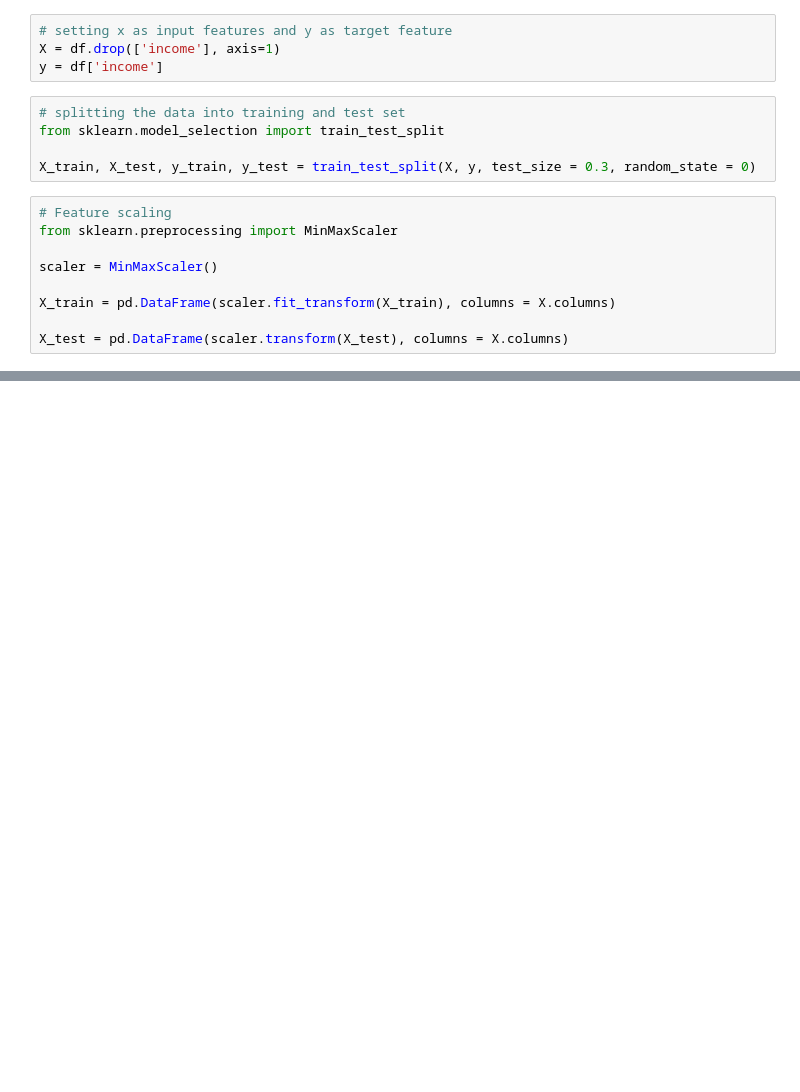
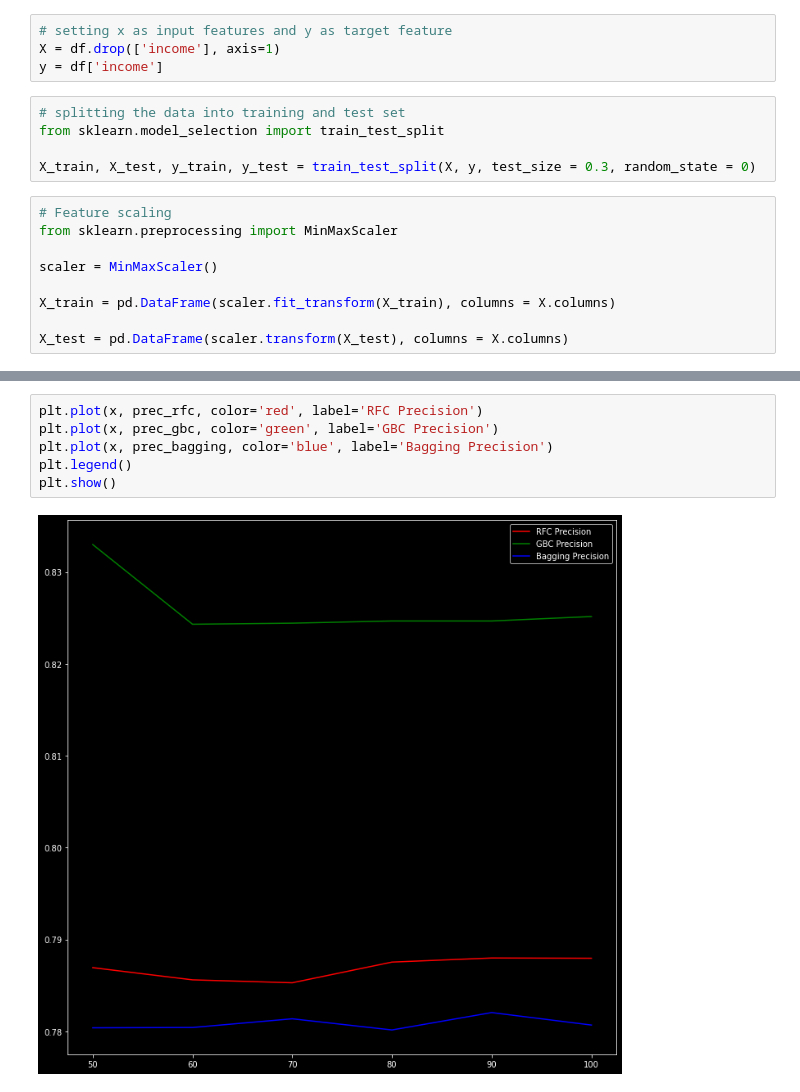
Before and after one commit to Iskander7d/Information-Processing, a Jupyter notebook: DecisionTree/census income/income.ipynb, the cells around one changed output, grey strips where cells are left out. Drawn from its saved outputs; the diff is of its cells as text; blank space fills up the shorter version.

```diff
--- a/DecisionTree/census income/income.ipynb
+++ b/DecisionTree/census income/income.ipynb
@@ -479,0 +537,8 @@ print(bagging_dict)
+# %%
+plt.plot(x, prec_rfc, color='red', label='RFC Precision')
+plt.plot(x, prec_gbc, color='green', label='GBC Precision')
+plt.plot(x, prec_bagging, color='blue', label='Bagging Precision')
+plt.legend()
+plt.show()
+# %% [output]
+[figure, added]
```
Also changed, not shown: parts of 9 cells of this notebook, 1 other file.
